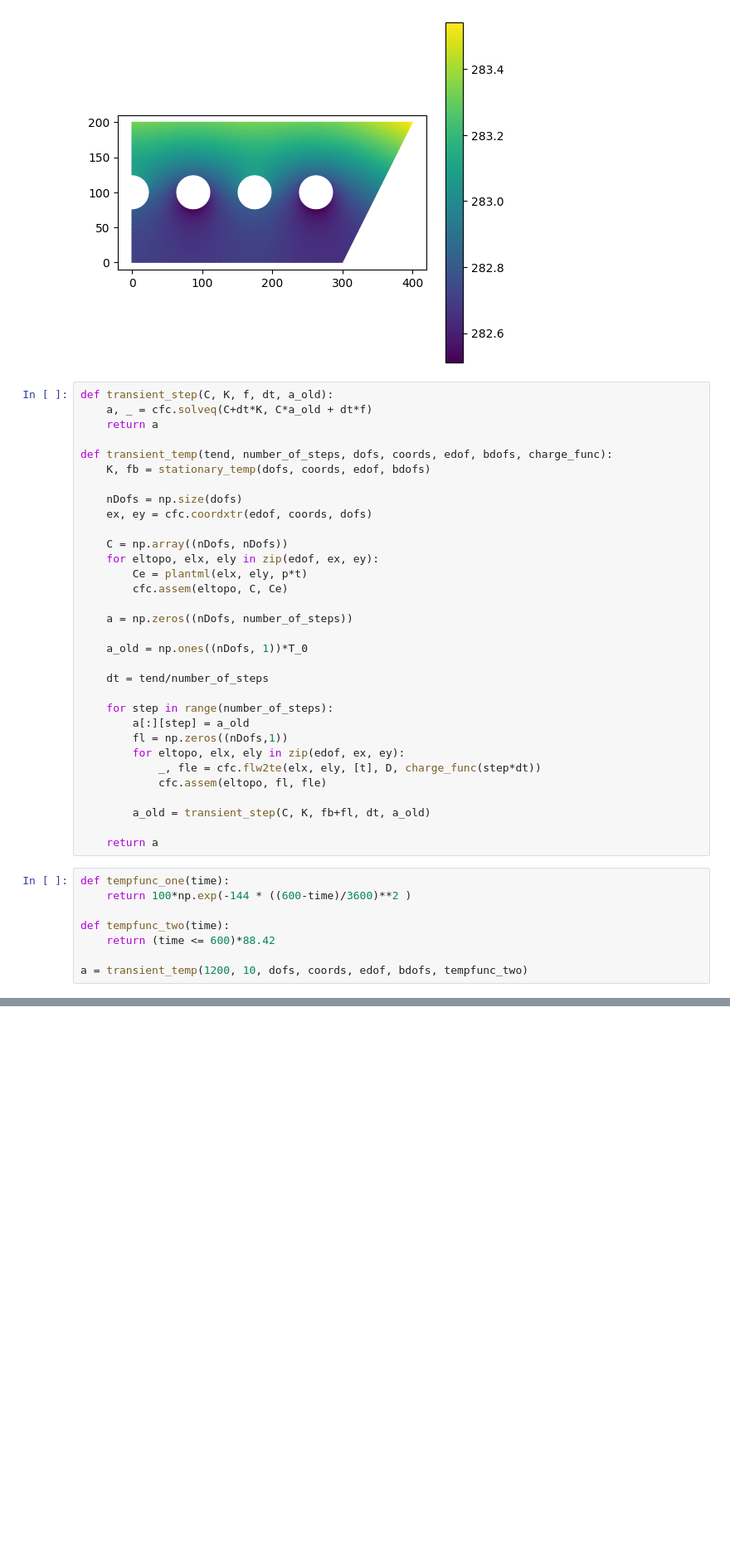
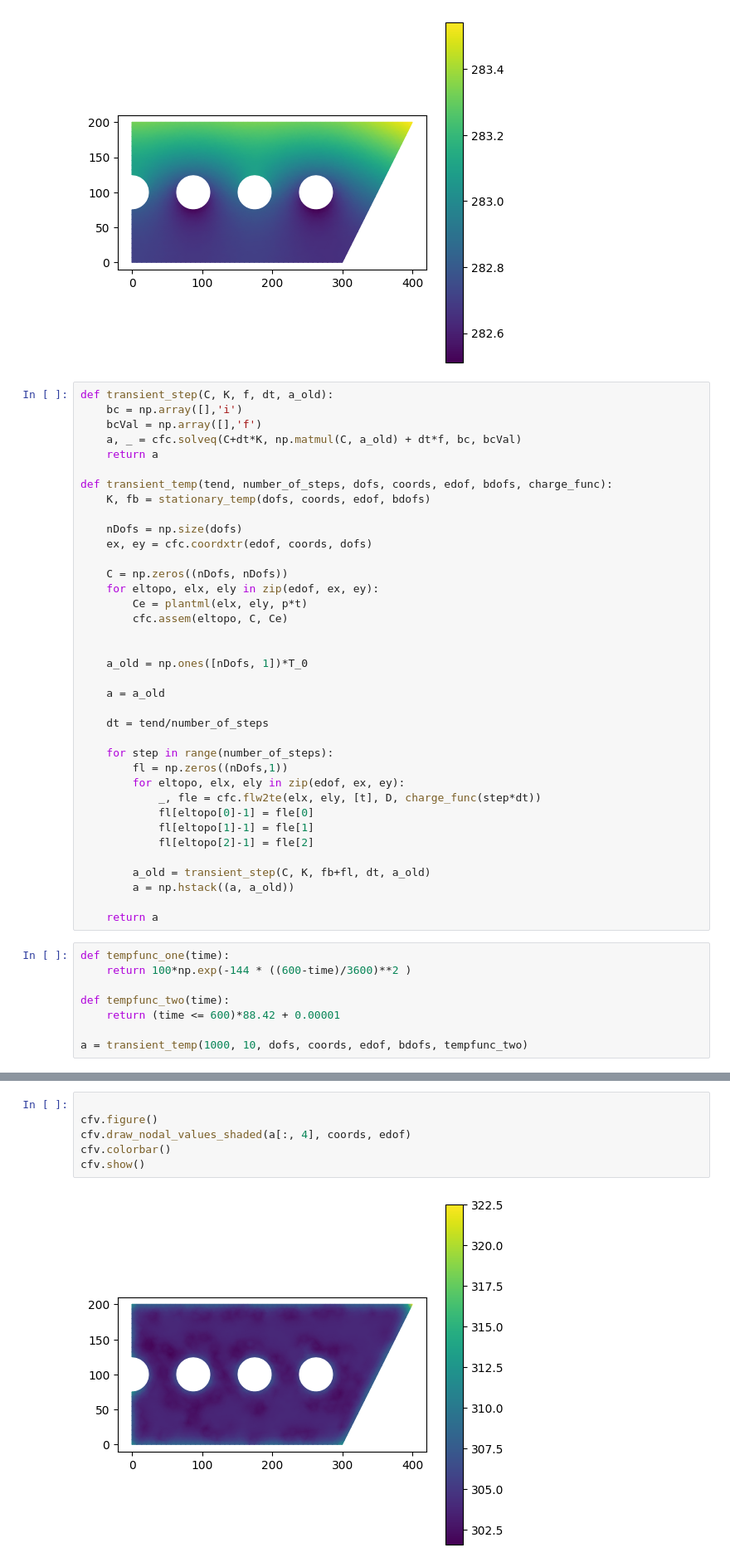
Before and after one commit to HermanEfr/Femprojekt, a Jupyter notebook: fem_proj.ipynb, the cells around one changed output, grey strips where cells are left out. Shown at 83% size. Saved outputs shown, nothing was run; the diff lists cells and outputs as text; blank space fills up the shorter version.

```diff
--- a/fem_proj.ipynb
+++ b/fem_proj.ipynb
@@ -194,7 +192,9 @@ cfv.show()
 [figure]
 # %%
 def transient_step(C, K, f, dt, a_old):
-    a, _ = cfc.solveq(C+dt*K, C*a_old + dt*f)
+    bc = np.array([],'i')
+    bcVal = np.array([],'f')
+    a, _ = cfc.solveq(C+dt*K, np.matmul(C, a_old) + dt*f, bc, bcVal)
     return a
 
 def transient_temp(tend, number_of_steps, dofs, coords, edof, bdofs, charge_func):
@@ -203,5 +203,5 @@ def transient_temp(tend, number_of_steps, dofs, coords, edof, bdofs, charge_func
     nDofs = np.size(dofs)
     ex, ey = cfc.coordxtr(edof, coords, dofs)
 
-    C = np.array((nDofs, nDofs))
+    C = np.zeros((nDofs, nDofs))
     for eltopo, elx, ely in zip(edof, ex, ey):
@@ -209,19 +209,22 @@ def transient_temp(tend, number_of_steps, dofs, coords, edof, bdofs, charge_func
         cfc.assem(eltopo, C, Ce)
 
-    a = np.zeros((nDofs, number_of_steps))
 
-    a_old = np.ones((nDofs, 1))*T_0
+    a_old = np.ones([nDofs, 1])*T_0
+
+    a = a_old
 
     dt = tend/number_of_steps
 
     for step in range(number_of_steps):
-        a[:][step] = a_old
         fl = np.zeros((nDofs,1))
         for eltopo, elx, ely in zip(edof, ex, ey):
             _, fle = cfc.flw2te(elx, ely, [t], D, charge_func(step*dt))
-            cfc.assem(eltopo, fl, fle)
+            fl[eltopo[0]-1] = fle[0]
+            fl[eltopo[1]-1] = fle[1]
+            fl[eltopo[2]-1] = fle[2]
 
         a_old = transient_step(C, K, fb+fl, dt, a_old)
+        a = np.hstack((a, a_old))
 
     return a
 # %%
@@ -229,6 +232,6 @@ def tempfunc_one(time):
     return 100*np.exp(-144 * ((600-time)/3600)**2 )
 
 def tempfunc_two(time):
-    return (time <= 600)*88.42
+    return (time <= 600)*88.42 + 0.00001
 
-a = transient_temp(1200, 10, dofs, coords, edof, bdofs, tempfunc_two)
+a = transient_temp(1000, 10, dofs, coords, edof, bdofs, tempfunc_two)
@@ -236,0 +238,8 @@ IndexError: too many indices for array: array is 1-dimensional, but 2 were index
+# %%
+
+cfv.figure()
+cfv.draw_nodal_values_shaded(a[:, 4], coords, edof)
+cfv.colorbar()
+cfv.show()
+# %% [output]
+[figure, added]
```
Also changed, not shown: parts of 2 cells of this notebook.
